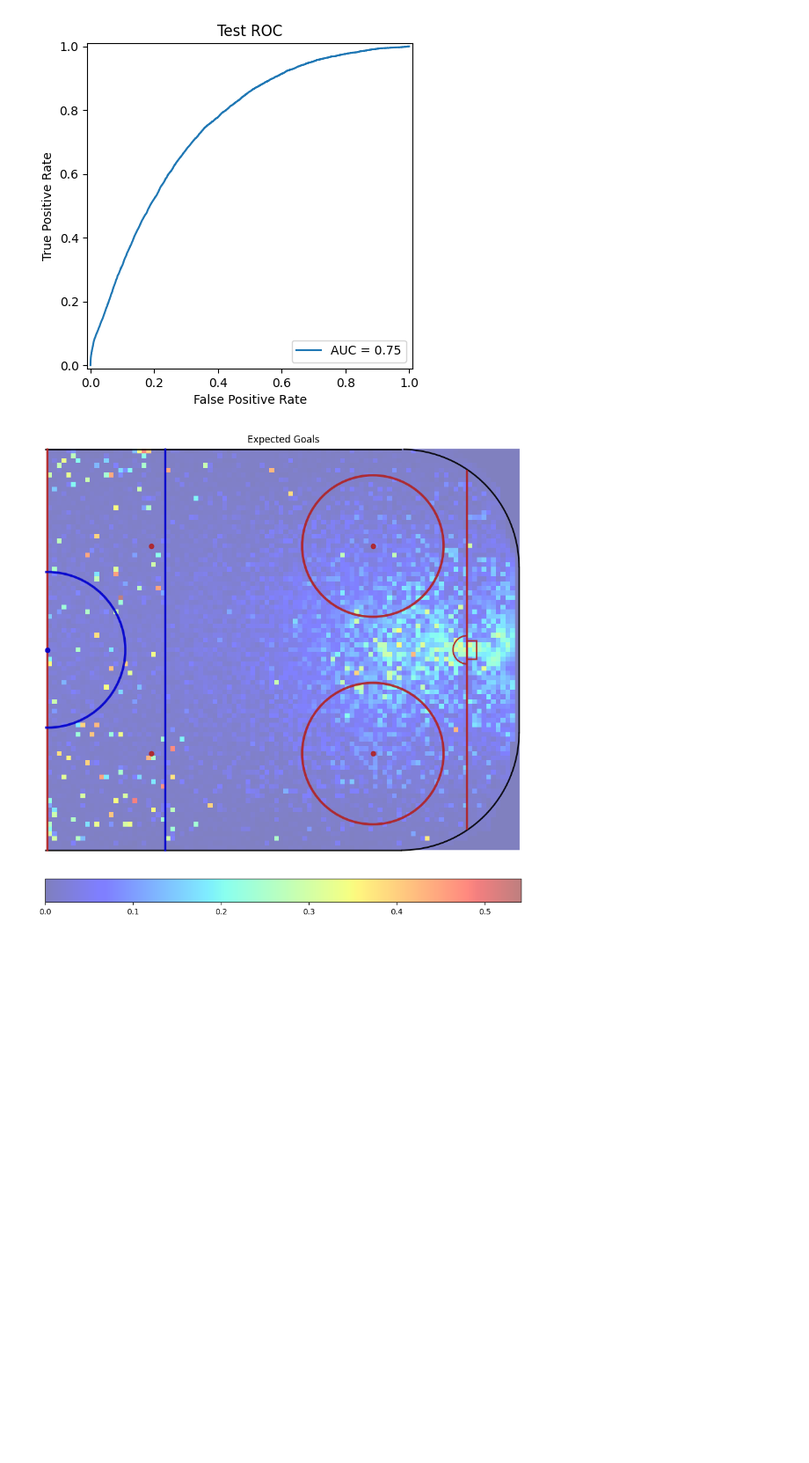
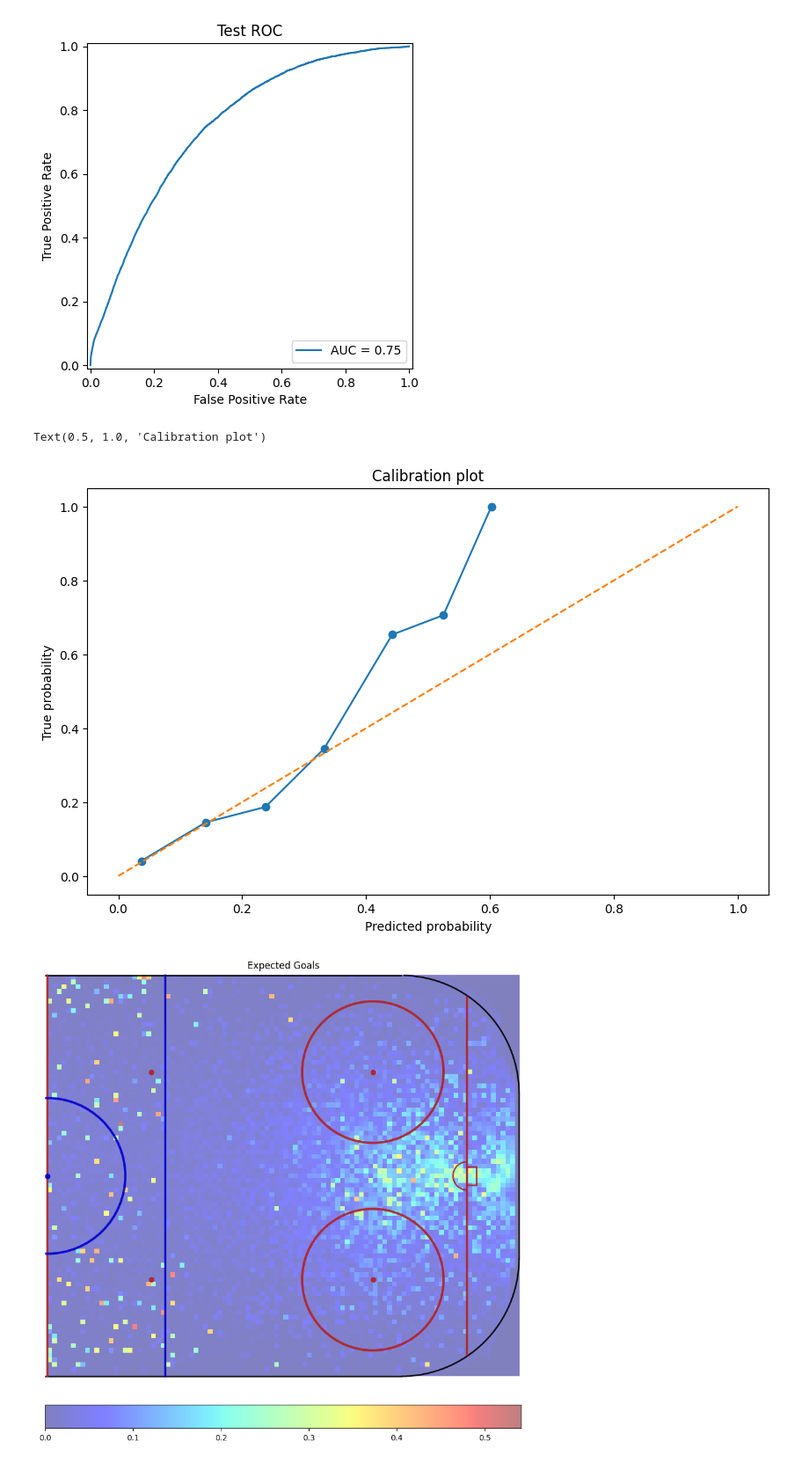
Before and after one commit to evjrob/bayes-bet, a Jupyter notebook: model/analysis/expected_goals.ipynb, the cells around one changed output. Shown at 88% size. Cells and saved outputs as stored; diff of their text form; code cells hidden in the pictures; blank space fills up the shorter version.

```diff
--- a/model/analysis/expected_goals.ipynb
+++ b/model/analysis/expected_goals.ipynb
@@ -413,0 +234,11 @@ def plot_expected_goals(expected_goals):
+# %%
+prob_true, prob_pred = calibration_curve(y_test, pipe.predict_proba(X_test)[:, 1], n_bins=10)
+plt.figure(figsize=(10, 6))
+plt.plot(prob_pred, prob_true, marker="o")
+plt.plot([0, 1], [0, 1], linestyle="--")
+plt.xlabel("Predicted probability")
+plt.ylabel("True probability")
+plt.title("Calibration plot")
+# %% [output]
+Text(0.5, 1.0, 'Calibration plot')
+[figure, added]
```
Also changed, not shown: parts of 13 cells of this notebook, 2 other files.
